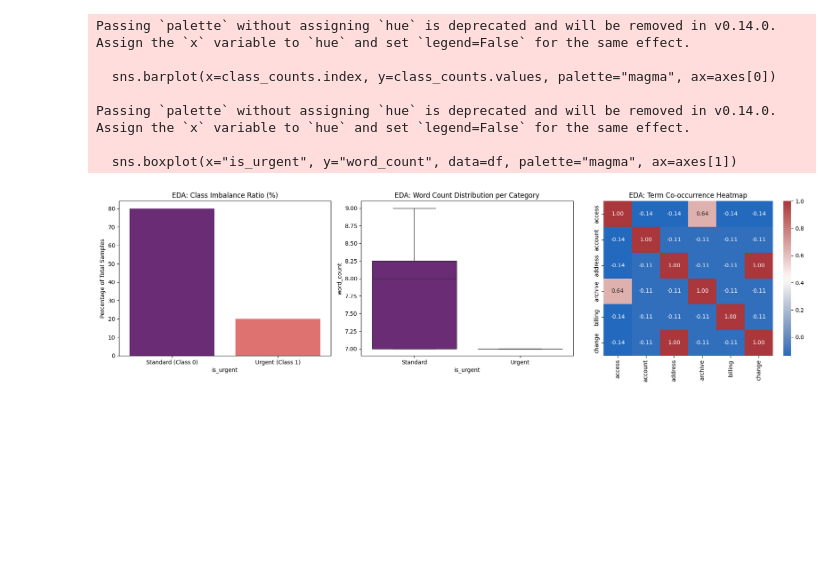
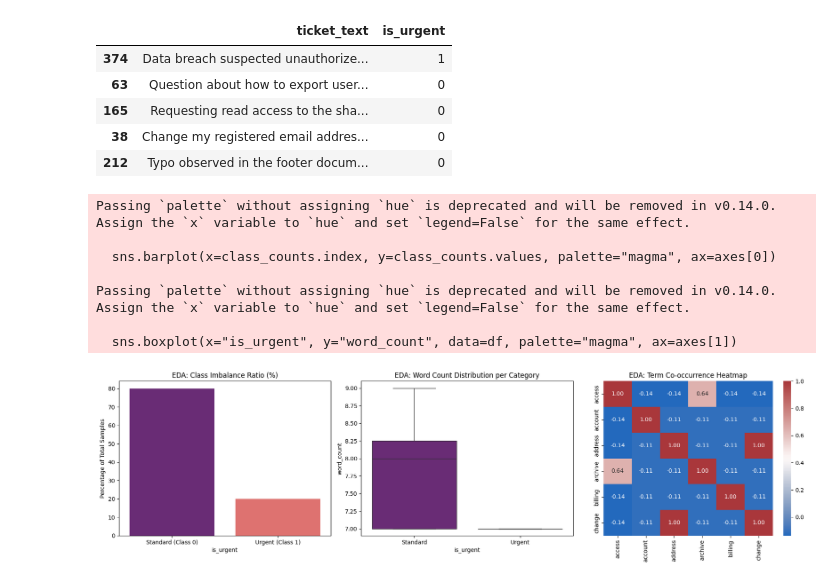
Before and after one commit to malik09-teach/batch-01, a Jupyter notebook: classification/complement NB.ipynb, the cells around one changed output. Drawn from its saved outputs; the diff is of its cells as text; code cells hidden in the pictures; blank space fills up the shorter version.

```diff
--- a/classification/complement NB.ipynb
+++ b/classification/complement NB.ipynb
@@ -37,6 +37,15 @@ texts = low_priority_tickets + urgent_priority_tickets
 labels = [0] * len(low_priority_tickets) + [1] * len(urgent_priority_tickets)
 
 df = pd.DataFrame({"ticket_text": texts, "is_urgent": labels})
+# %%
+df.sample(5)
+# %% [output]
+|  | ticket_text | is_urgent |
+| 374 | Data breach suspected unauthorize... | 1 |
+| 63 | Question about how to export user... | 0 |
+| 165 | Requesting read access to the sha... | 0 |
+| 38 | Change my registered email addres... | 0 |
+| 212 | Typo observed in the footer docum... | 0 |
 # %%
 
 # 2. Exploratory Data Analysis (EDA) Visualizations
```
Also changed, not shown: parts of 3 cells of this notebook, 2 other files.
